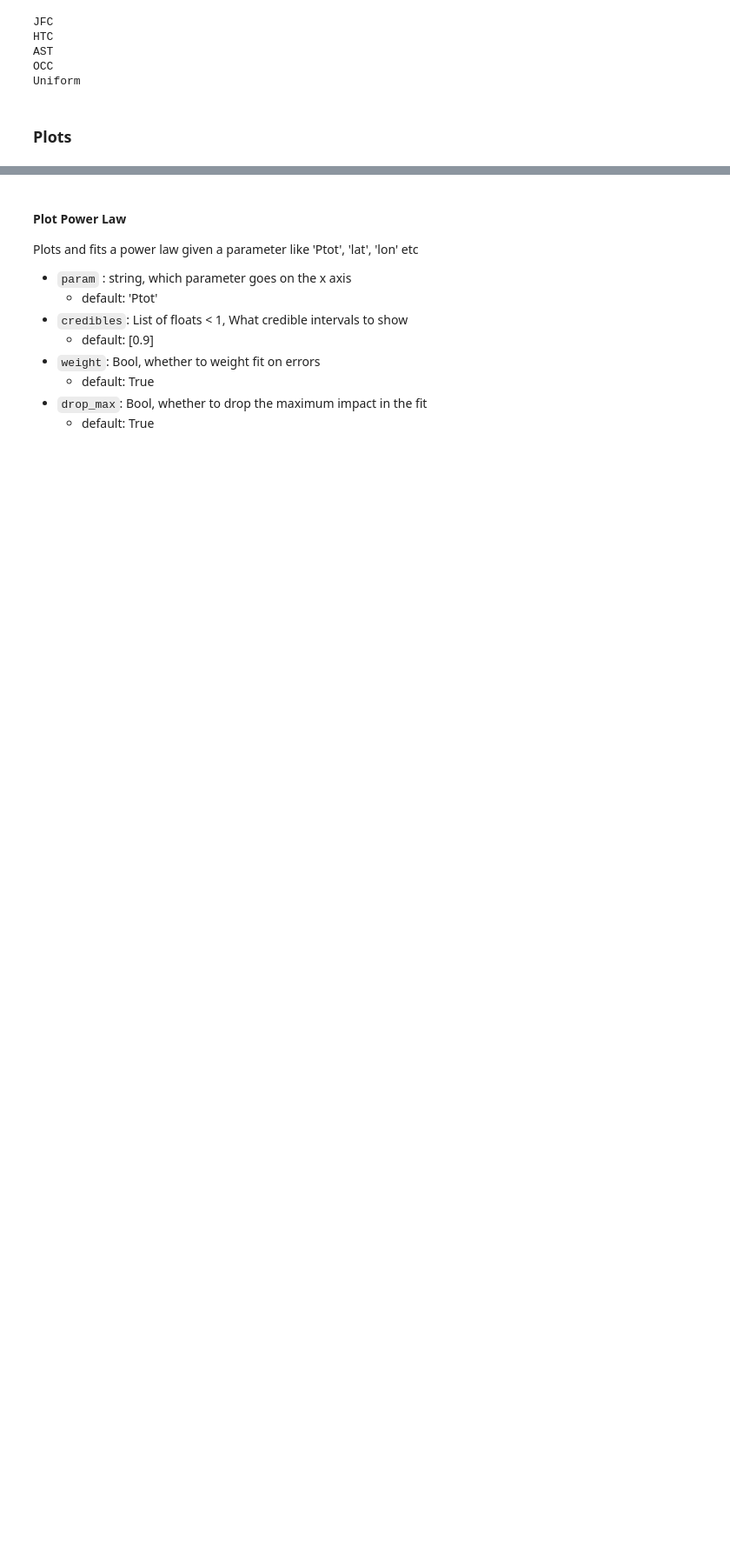
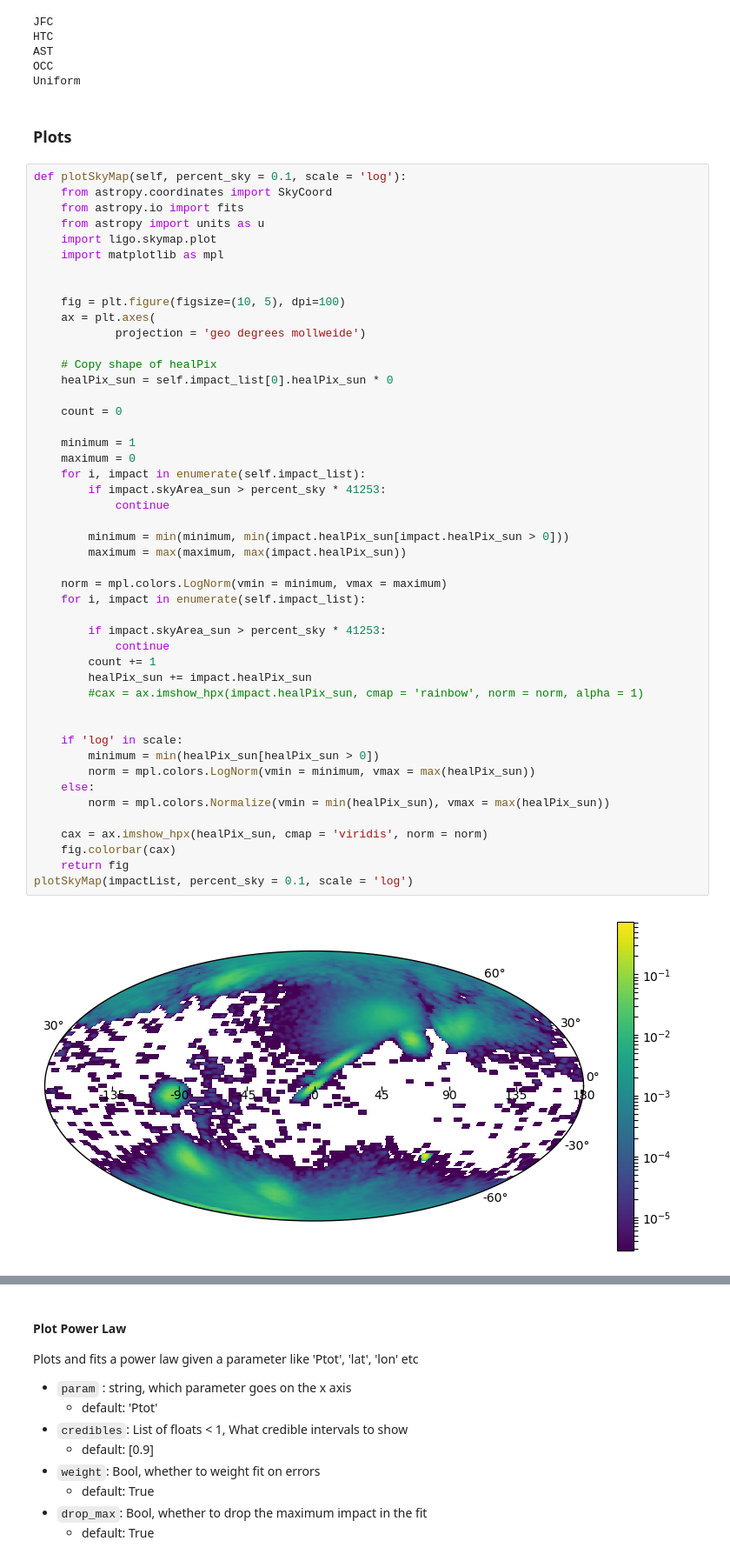
Before and after one commit to tlittenberg/LISAPathfinder, a Jupyter notebook: scripts/Analysis/scripts/impact_catalog_examples.ipynb, the cells around one changed output, grey strips where cells are left out. Shown at 87% size. Cells and saved outputs as stored; diff of their text form; blank space fills up the shorter version.

```diff
--- a/scripts/Analysis/scripts/impact_catalog_examples.ipynb
+++ b/scripts/Analysis/scripts/impact_catalog_examples.ipynb
@@ -73,3 +73,52 @@ OCC
 Uniform
 # %% [markdown]
 ### Plots
+# %%
+def plotSkyMap(self, percent_sky = 0.1, scale = 'log'):
+    from astropy.coordinates import SkyCoord
+    from astropy.io import fits
+    from astropy import units as u
+    import ligo.skymap.plot
+    import matplotlib as mpl
+
+
+    fig = plt.figure(figsize=(10, 5), dpi=100)
+    ax = plt.axes(
+            projection = 'geo degrees mollweide')
+
+    # Copy shape of healPix
+    healPix_sun = self.impact_list[0].healPix_sun * 0
+
+    count = 0
+
+    minimum = 1
+    maximum = 0
+    for i, impact in enumerate(self.impact_list):
+        if impact.skyArea_sun > percent_sky * 41253:
+            continue
+
+        minimum = min(minimum, min(impact.healPix_sun[impact.healPix_sun > 0]))
+        maximum = max(maximum, max(impact.healPix_sun))
+
+    norm = mpl.colors.LogNorm(vmin = minimum, vmax = maximum)
+    for i, impact in enumerate(self.impact_list):
+
+        if impact.skyArea_sun > percent_sky * 41253:
+            continue
+        count += 1
+        healPix_sun += impact.healPix_sun
+        #cax = ax.imshow_hpx(impact.healPix_sun, cmap = 'rainbow', norm = norm, alpha = 1)
+
+
+    if 'log' in scale:
+        minimum = min(healPix_sun[healPix_sun > 0])
+        norm = mpl.colors.LogNorm(vmin = minimum, vmax = max(healPix_sun))
+    else:
+        norm = mpl.colors.Normalize(vmin = min(healPix_sun), vmax = max(healPix_sun))
+
+    cax = ax.imshow_hpx(healPix_sun, cmap = 'viridis', norm = norm)
+    fig.colorbar(cax)
+    return fig
+plotSkyMap(impactList, percent_sky = 0.1, scale = 'log')
+# %% [output]
+[figure, added]
```
Also changed, not shown: parts of 8 cells of this notebook, 2 other files.
